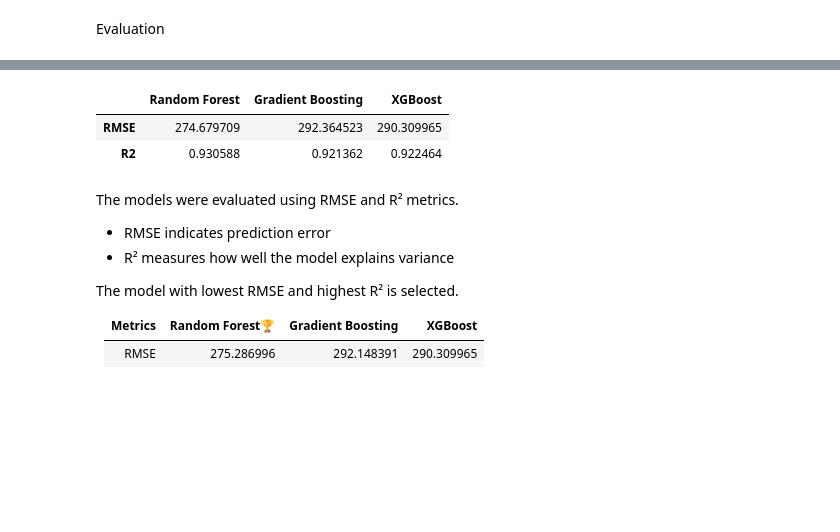
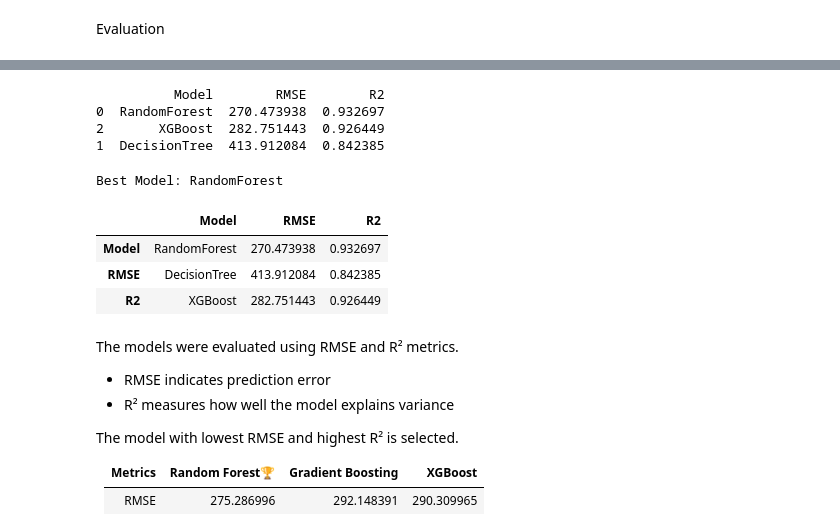
Before and after one commit to gs24/AIML, a Jupyter notebook: mlops/superkart/superkart.ipynb, the cells around one changed output, grey strips where cells are left out. Drawn from its saved outputs; the diff is of its cells as text; code cells hidden in the pictures; blank space fills up the shorter version.

```diff
--- a/mlops/superkart/superkart.ipynb
+++ b/mlops/superkart/superkart.ipynb
@@ -349,0 +440,33 @@ xgb = XGBRegressor()
+# %%
+from sklearn.ensemble import RandomForestRegressor, GradientBoostingRegressor
+from xgboost import XGBRegressor
+
+models = {
+    "RandomForest": RandomForestRegressor(n_estimators=200, random_state=85),
+    "DecisionTree": DecisionTreeRegressor(),
+    "XGBoost": XGBRegressor()
+}
+# %%
+pipelines = {}
+
+for name, model in models.items():
+    pipelines[name] = Pipeline([
+        ("preprocessor", preprocessor),
+        ("model", model)
+    ])
+# %%
+#Train and evaluate each model
+results=[]
+for name, pipe in pipelines.items():
+    pipe.fit(X_train, y_train)
+
+    preds = pipe.predict(X_test)
+
+    rmse = np.sqrt(mean_squared_error(y_test, preds))
+    r2 = r2_score(y_test, preds)
+
+    results.append({
+        "Model": name,
+        "RMSE": rmse,
+        "R2": r2
+    })
@@ -366,16 +490,30 @@ XGBRegressor(base_score=None, booster=None, callbacks=None,
-# %%
-results = {}
-
-results["Random Forest"] = evaluate(rf, X_test, y_test)
-results["Gradient Boosting"] = evaluate(gb, X_test, y_test)
-results["XGBoost"] = evaluate(xgb, X_test, y_test)
+# %%
+
+
+results_df = pd.DataFrame(results)
+results_df = results_df.sort_values(by="RMSE")
+
+print(results_df)
+# %% [output]
+          Model        RMSE        R2
+0  RandomForest  270.473938  0.932697
+2       XGBoost  282.751443  0.926449
+1  DecisionTree  413.912084  0.842385
+# %%
+best_model_name = results_df.iloc[0]["Model"]
+best_pipeline = pipelines[best_model_name]
+
+print("Best Model:", best_model_name)
+# %% [output]
+Best Model: RandomForest
 # %%
-results_df = pd.DataFrame(results, index=["RMSE", "R2"])
+results_df = pd.DataFrame(results, index=["Model","RMSE", "R2"])
 results_df
 # %% [output]
-|  | Random Forest | Gradient Boosting | XGBoost |
-| RMSE | 274.679709 | 292.364523 | 290.309965 |
-| R2 | 0.930588 | 0.921362 | 0.922464 |
+|  | Model | RMSE | R2 |
+| Model | RandomForest | 270.473938 | 0.932697 |
+| RMSE | DecisionTree | 413.912084 | 0.842385 |
+| R2 | XGBoost | 282.751443 | 0.926449 |
 # %% [markdown]
 The models were evaluated using RMSE and R² metrics.
 
```
Also changed, not shown: parts of 23 cells of this notebook, 5 other files.
